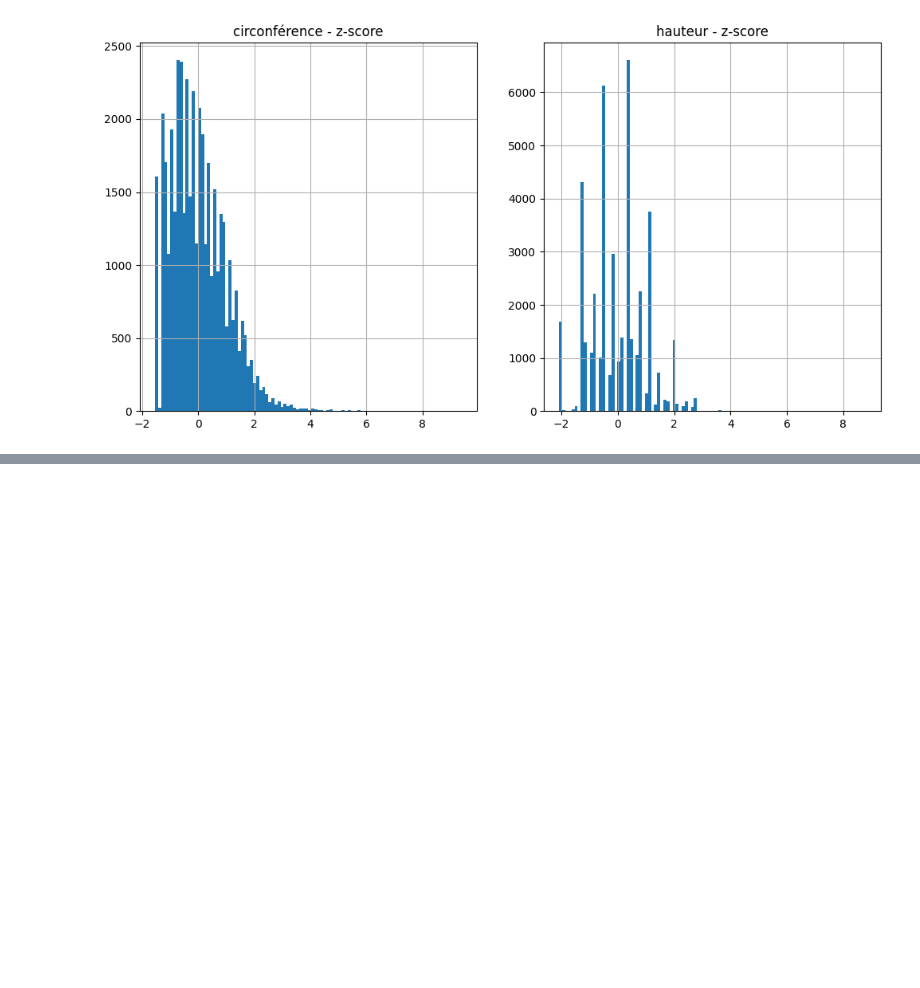
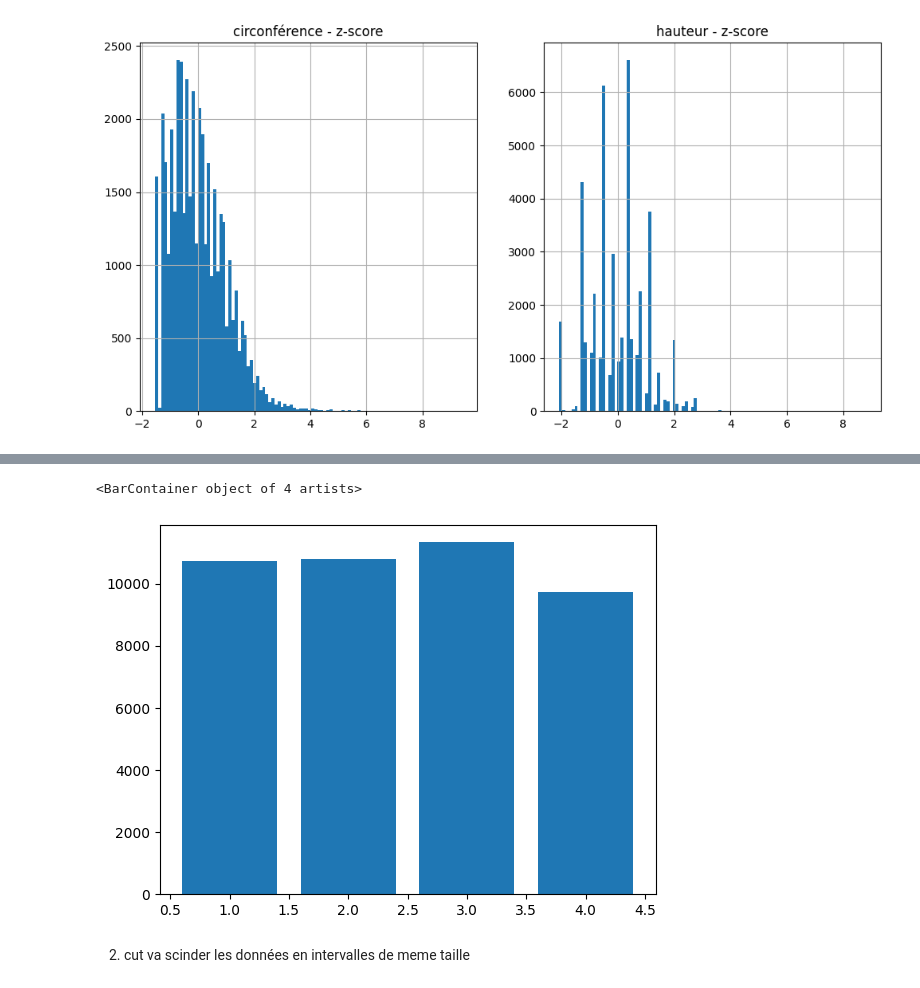
Before and after one commit to OpenClassrooms-Student-Center/8063076-Initiez-vous-au-Machine-Learning, a Jupyter notebook: notebooks/P3C2_ameliorer_dataset.ipynb, the cells around one changed output, grey strips where cells are left out. Saved outputs shown, nothing was run; the diff lists cells and outputs as text; code cells hidden in the pictures; blank space fills up the shorter version.

```diff
--- a/notebooks/P3C2_ameliorer_dataset.ipynb
+++ b/notebooks/P3C2_ameliorer_dataset.ipynb
@@ -306,0 +489,11 @@ Regardez maintenant les autres principales espèces du dataset (df.libelle_franc
+# %%
+df['hauteur_qcut'] = pd.qcut(df.hauteur_m, 4, labels=[1,2,3, 4])
+data = df.hauteur_qcut.value_counts()
+# %%
+fig, ax = plt.subplots()
+ax.bar(data.index, data.values, label= data.index)
+# %% [output]
+<BarContainer object of 4 artists>
+[figure, added]
+# %% [markdown]
+2. cut va scinder les données en intervalles de meme taille
```
Also changed, not shown: parts of 41 cells of this notebook, 2 other files.
